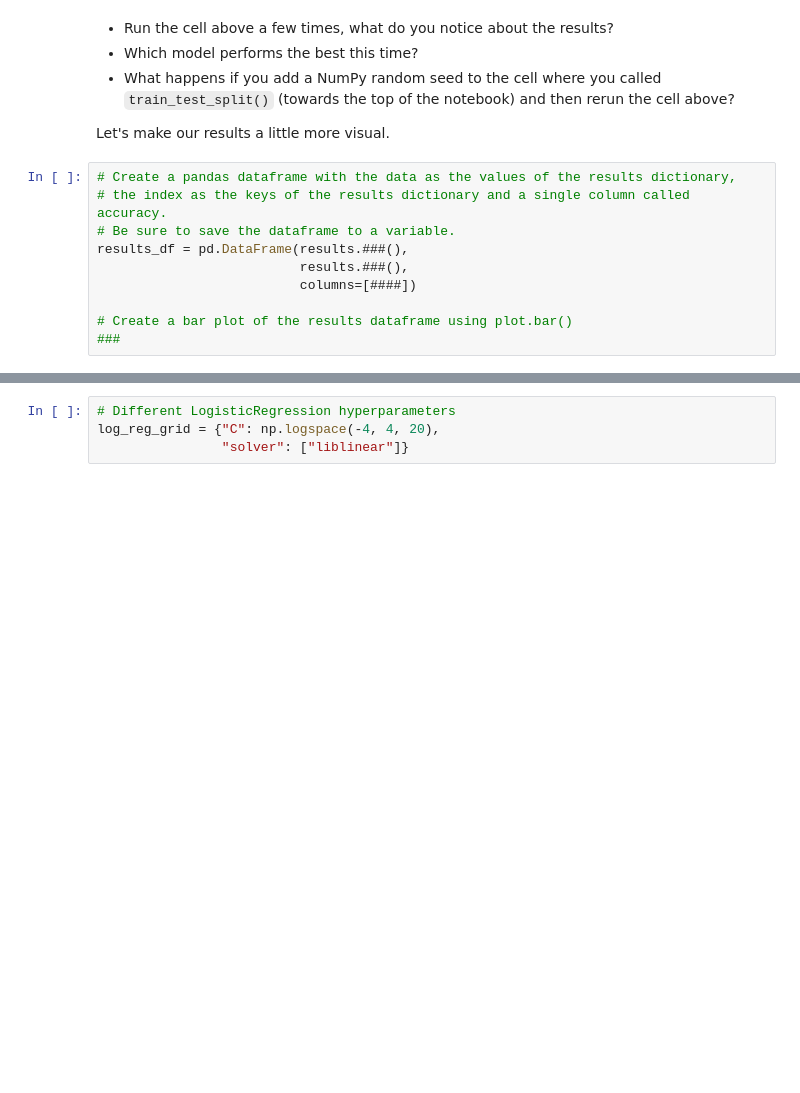
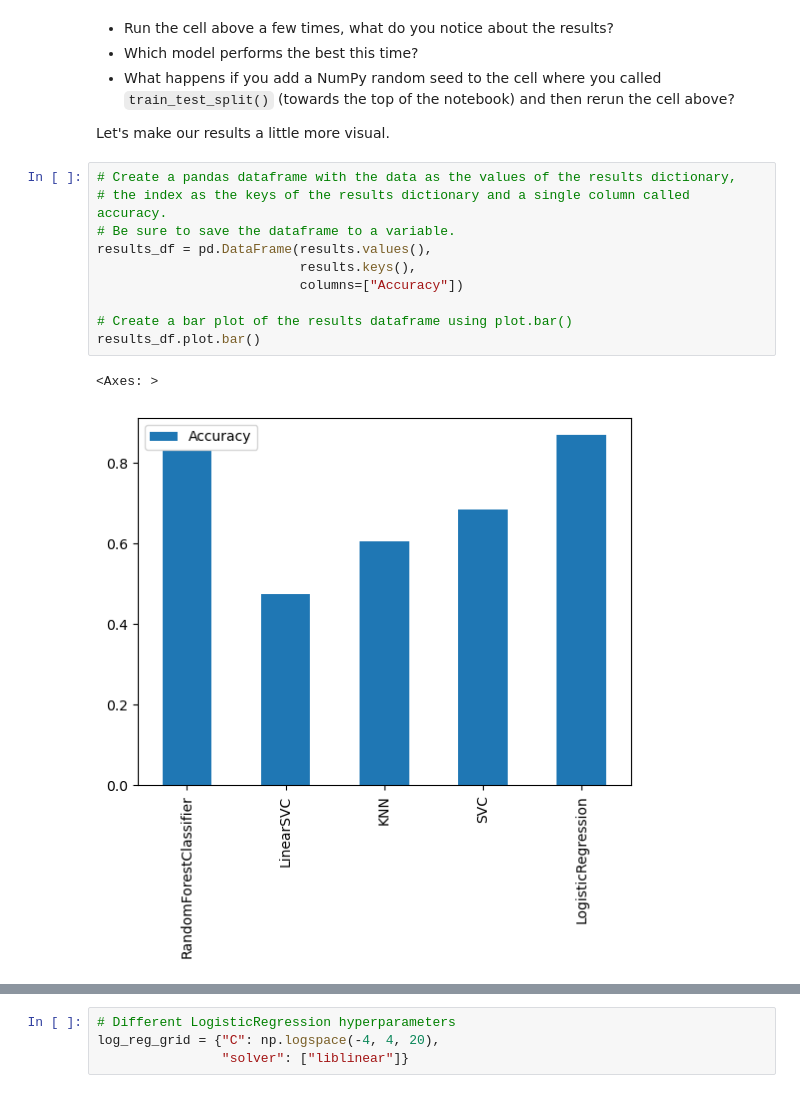
Before and after one commit to JonathaWRDCosta/ZTM-AI-ML-DataScience, a Jupyter notebook: sample_project/exercises/Scikit-Learn Practice/scikit-learn-exercises.ipynb, the cells around one changed output, grey strips where cells are left out. Saved outputs shown, nothing was run; the diff lists cells and outputs as text; blank space fills up the shorter version.

```diff
--- a/sample_project/exercises/Scikit-Learn Practice/scikit-learn-exercises.ipynb
+++ b/sample_project/exercises/Scikit-Learn Practice/scikit-learn-exercises.ipynb
@@ -267,11 +264,14 @@ Let's make our results a little more visual.
 # %%
 # Create a pandas dataframe with the data as the values of the results dictionary,
 # the index as the keys of the results dictionary and a single column called accuracy.
 # Be sure to save the dataframe to a variable.
-results_df = pd.DataFrame(results.###(),
-                          results.###(),
-                          columns=[####])
+results_df = pd.DataFrame(results.values(),
+                          results.keys(),
+                          columns=["Accuracy"])
 
 # Create a bar plot of the results dataframe using plot.bar()
-###
+results_df.plot.bar()
+# %% [output]
+<Axes: >
+[figure, added]
 # %% [markdown]
```
Also changed, not shown: parts of 50 cells of this notebook, 3 other files.
